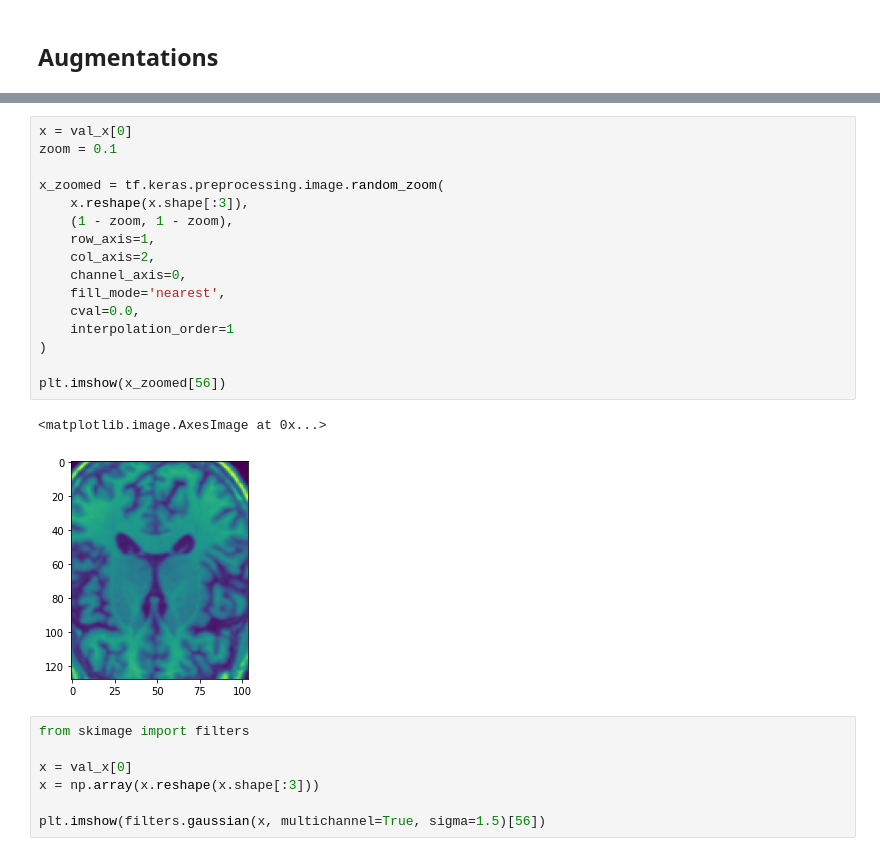
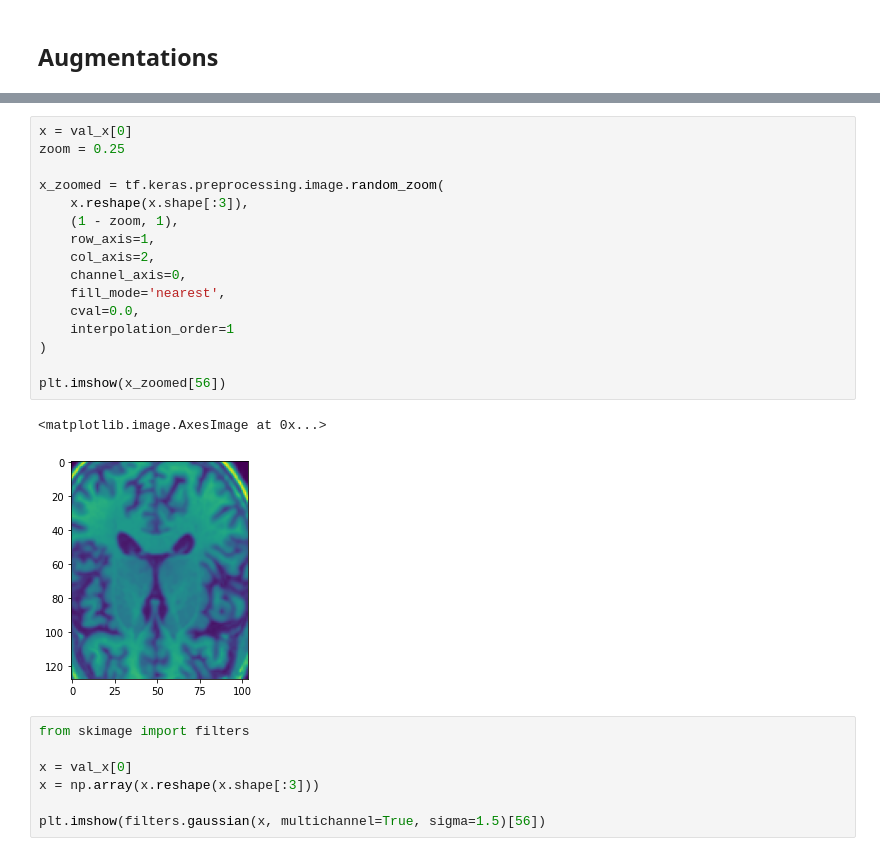
Before and after one commit to timzatko/dp, a Jupyter notebook: conda_notebooks/augmentations.ipynb, the cells around one changed output, grey strips where cells are left out. Saved outputs shown, nothing was run; the diff lists cells and outputs as text.

```diff
--- a/conda_notebooks/augmentations.ipynb
+++ b/conda_notebooks/augmentations.ipynb
@@ -83,22 +83,22 @@ plt.imshow(rotated[56])
 # %%
 x = val_x[0]
-zoom = 0.1
+zoom = 0.25
 
 x_zoomed = tf.keras.preprocessing.image.random_zoom(
     x.reshape(x.shape[:3]),
-    (1 - zoom, 1 - zoom),
+    (1 - zoom, 1),
     row_axis=1,
     col_axis=2,
     channel_axis=0,
     fill_mode='nearest',
     cval=0.0,
     interpolation_order=1
 )
 
 plt.imshow(x_zoomed[56])
 # %% [output]
 <matplotlib.image.AxesImage at 0x...>
-[figure, old version]
+[figure, new version]
 # %%
 from skimage import filters
 
```
Also changed, not shown: parts of 5 cells of this notebook, 3 other files.
